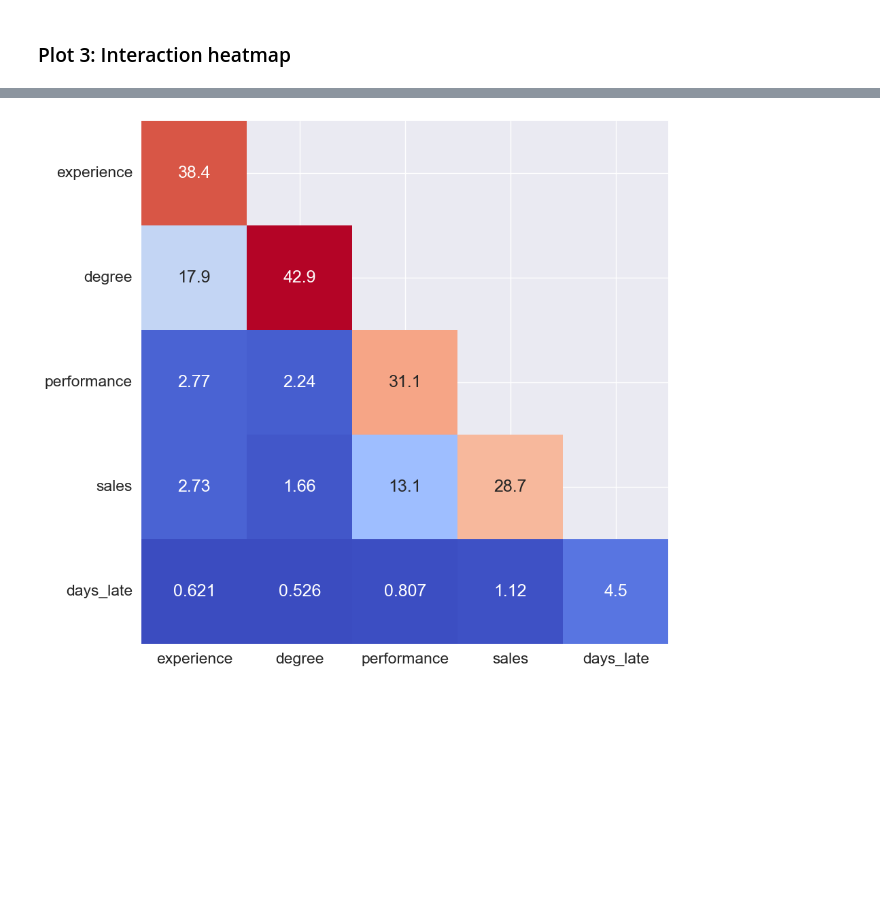
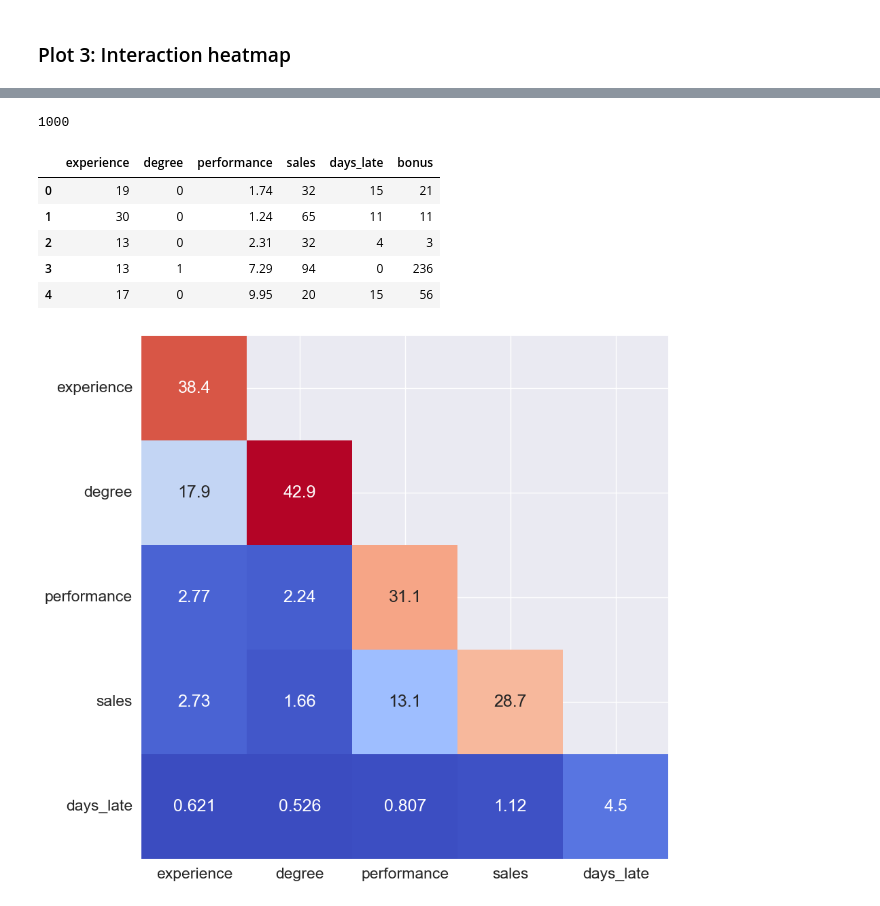
Before and after one commit to hivandu/public_articles, a Jupyter notebook: src/interpretable_ml/SHAP/shap_custom.ipynb, the cells around one changed output, grey strips where cells are left out. Drawn from its saved outputs; the diff is of its cells as text; code cells hidden in the pictures; blank space fills up the shorter version.

```diff
--- a/src/interpretable_ml/SHAP/shap_custom.ipynb
+++ b/src/interpretable_ml/SHAP/shap_custom.ipynb
@@ -198,3 +198,14 @@ plt.savefig('../../figures/regression_evaluation.png', dpi=200,bbox_inches='tigh
+# %%
+print(len(data))
+data.head()
+# %% [output]
+1000
+|  | experience | degree | performance | sales | days_late | bonus |
+| 0 | 19 | 0 | 1.74 | 32 | 15 | 21 |
+| 1 | 30 | 0 | 1.24 | 65 | 11 | 11 |
+| 2 | 13 | 0 | 2.31 | 32 | 4 | 3 |
+| 3 | 13 | 1 | 7.29 | 94 | 0 | 236 |
+| 4 | 17 | 0 | 9.95 | 20 | 15 | 56 |
 # %%
 # Get SHAP interaction values
 explainer = shap.TreeExplainer(model)
```
Also changed, not shown: parts of 11 cells of this notebook, 6 other files.
